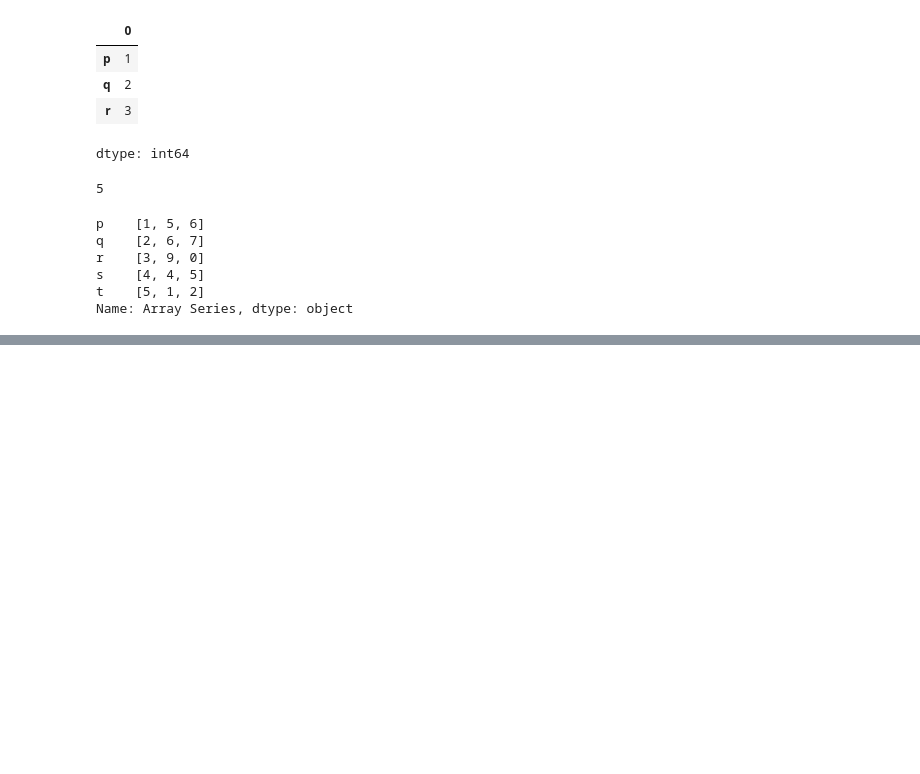
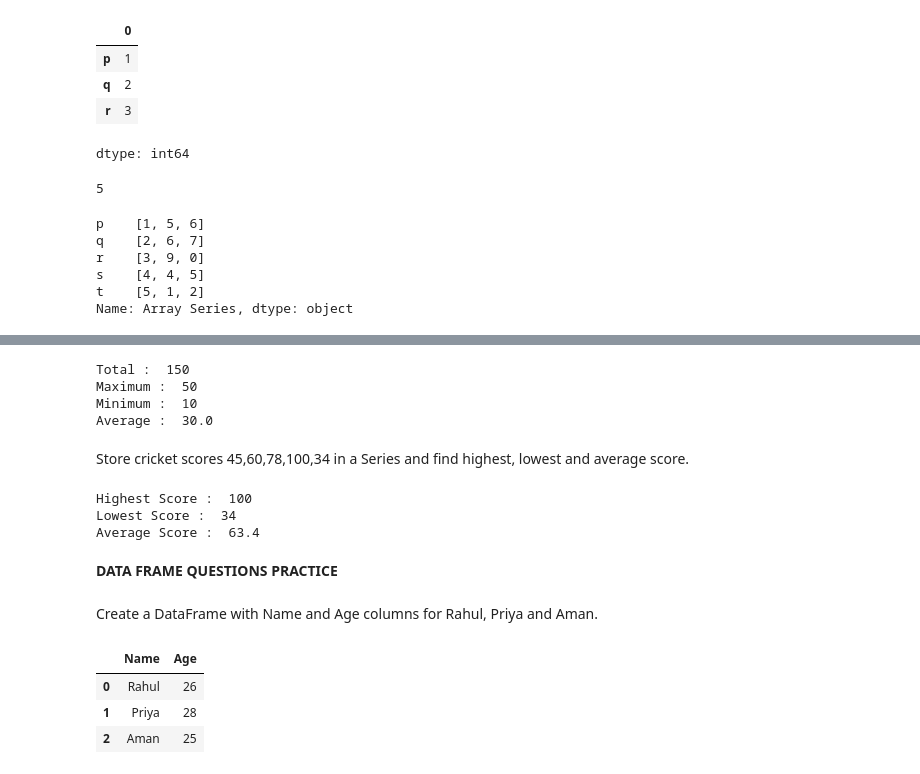
Before and after one commit to Gaurav-29-eng/Anudip, a Jupyter notebook: NUMPY.ipynb, the cells around one changed output, grey strips where cells are left out. Cells and saved outputs as stored; diff of their text form; code cells hidden in the pictures; blank space fills up the shorter version.

```diff
--- a/NUMPY.ipynb
+++ b/NUMPY.ipynb
@@ -1207,0 +1296,47 @@ Name: Array Series, dtype: object
+# %%
+series_3 = pd.Series([10,20,30,40,50])
+a = series_3.sum()
+b = series_3.max()
+c = series_3.min()
+d = series_3.mean()
+
+print("Total : ",a)
+print("Maximum : ",b)
+print("Minimum : ",c)
+print("Average : ",d)
+# %% [output]
+Total :  150
+Maximum :  50
+Minimum :  10
+Average :  30.0
+# %% [markdown]
+Store cricket scores 45,60,78,100,34 in a Series and find highest, lowest and average score.
+# %%
+cricket_scores = pd.Series([45,60,78,100,34])
+a = cricket_scores.max()
+b = cricket_scores.min()
+c = cricket_scores.mean()
+
+print("Highest Score : ",a)
+print("Lowest Score : ",b)
+print("Average Score : ",c)
+# %% [output]
+Highest Score :  100
+Lowest Score :  34
+Average Score :  63.4
+# %% [markdown]
+**DATA FRAME QUESTIONS PRACTICE**
+# %% [markdown]
+Create a DataFrame with Name and Age columns for Rahul, Priya and Aman.
+# %%
+Frame_1 = pd.DataFrame({
+    "Name":["Rahul","Priya","Aman"],
+    "Age":[26,28,25],
+})
+
+Frame_1
+# %% [output]
+|  | Name | Age |
+| 0 | Rahul | 26 |
+| 1 | Priya | 28 |
+| 2 | Aman | 25 |
```
Also changed, not shown: parts of 29 cells of this notebook.
